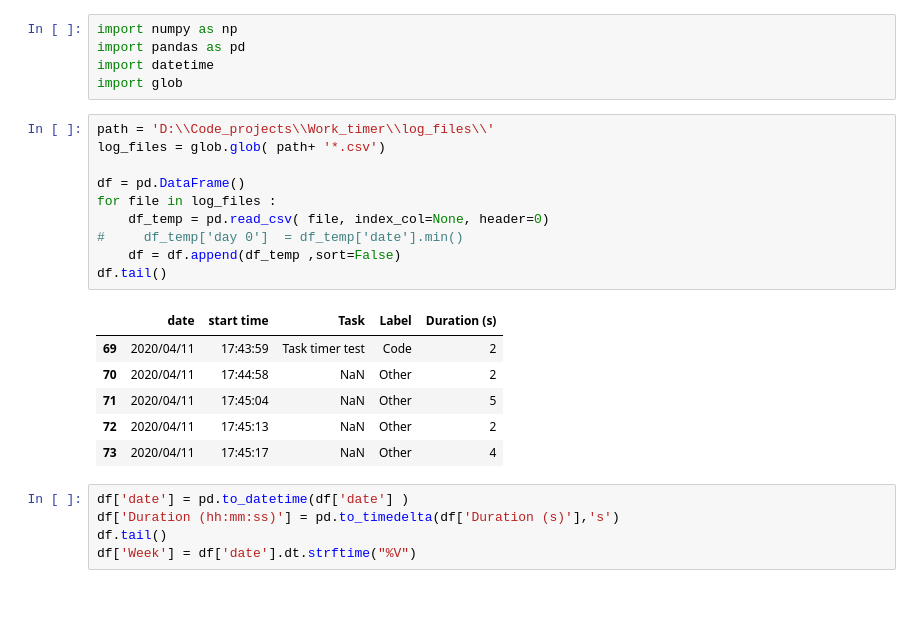
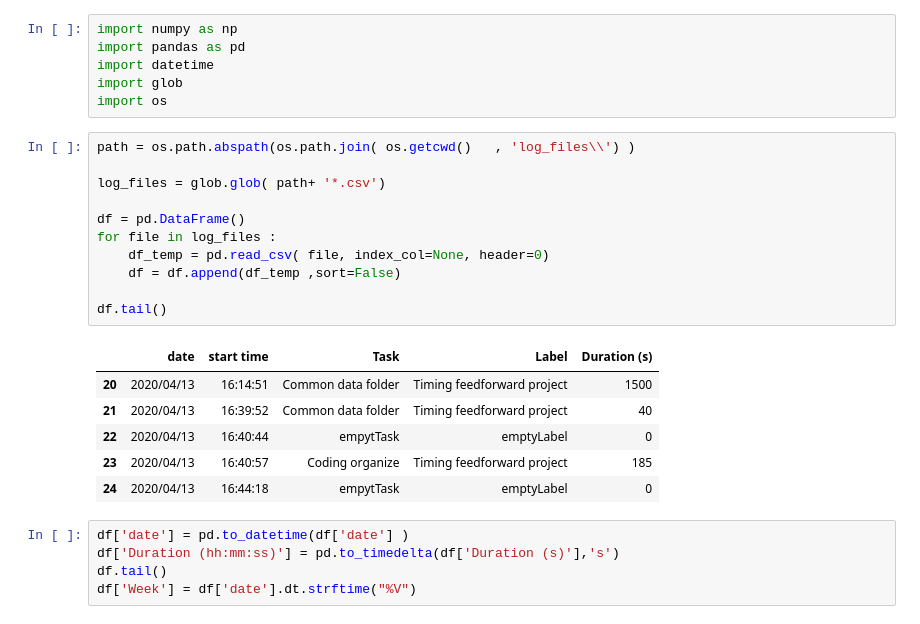
Before and after one commit to tlmohren/Task_timer, a Jupyter notebook: analyze_task_log.ipynb, the cells around one changed output. Drawn from its saved outputs; the diff is of its cells as text.

```diff
--- a/analyze_task_log.ipynb
+++ b/analyze_task_log.ipynb
@@ -3,23 +3,25 @@ import numpy as np
 import pandas as pd
 import datetime
 import glob
+import os
 # %%
-path = 'D:\\Code_projects\\Work_timer\\log_files\\'
+path = os.path.abspath(os.path.join( os.getcwd()   , 'log_files\\') )
+
 log_files = glob.glob( path+ '*.csv')
 
 df = pd.DataFrame()
 for file in log_files :
     df_temp = pd.read_csv( file, index_col=None, header=0)
-#     df_temp['day 0']  = df_temp['date'].min()
     df = df.append(df_temp ,sort=False)
+
 df.tail()
 # %% [output]
 |  | date | start time | Task | Label | Duration (s) |
-| 69 | 2020/04/11 | 17:43:59 | Task timer test | Code | 2 |
-| 70 | 2020/04/11 | 17:44:58 | NaN | Other | 2 |
-| 71 | 2020/04/11 | 17:45:04 | NaN | Other | 5 |
-| 72 | 2020/04/11 | 17:45:13 | NaN | Other | 2 |
-| 73 | 2020/04/11 | 17:45:17 | NaN | Other | 4 |
+| 20 | 2020/04/13 | 16:14:51 | Common data folder | Timing feedforward project | 1500 |
+| 21 | 2020/04/13 | 16:39:52 | Common data folder | Timing feedforward project | 40 |
+| 22 | 2020/04/13 | 16:40:44 | empytTask | emptyLabel | 0 |
+| 23 | 2020/04/13 | 16:40:57 | Coding organize | Timing feedforward project | 185 |
+| 24 | 2020/04/13 | 16:44:18 | empytTask | emptyLabel | 0 |
 # %%
 df['date'] = pd.to_datetime(df['date'] )
 df['Duration (hh:mm:ss)'] = pd.to_timedelta(df['Duration (s)'],'s')
```
Also changed, not shown: parts of 7 cells of this notebook, 4 other files.
